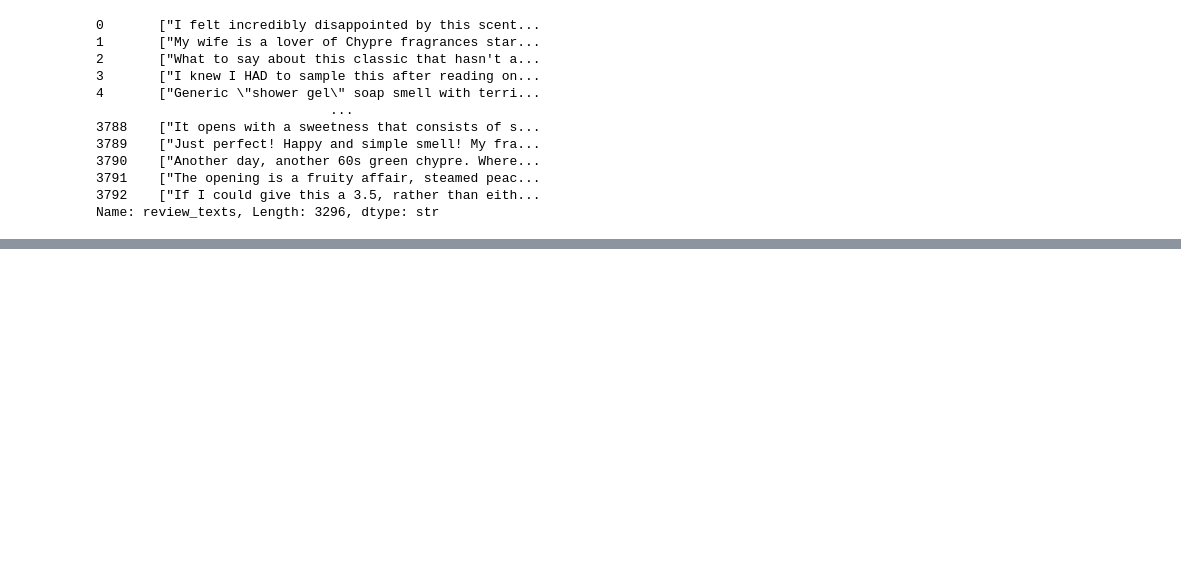
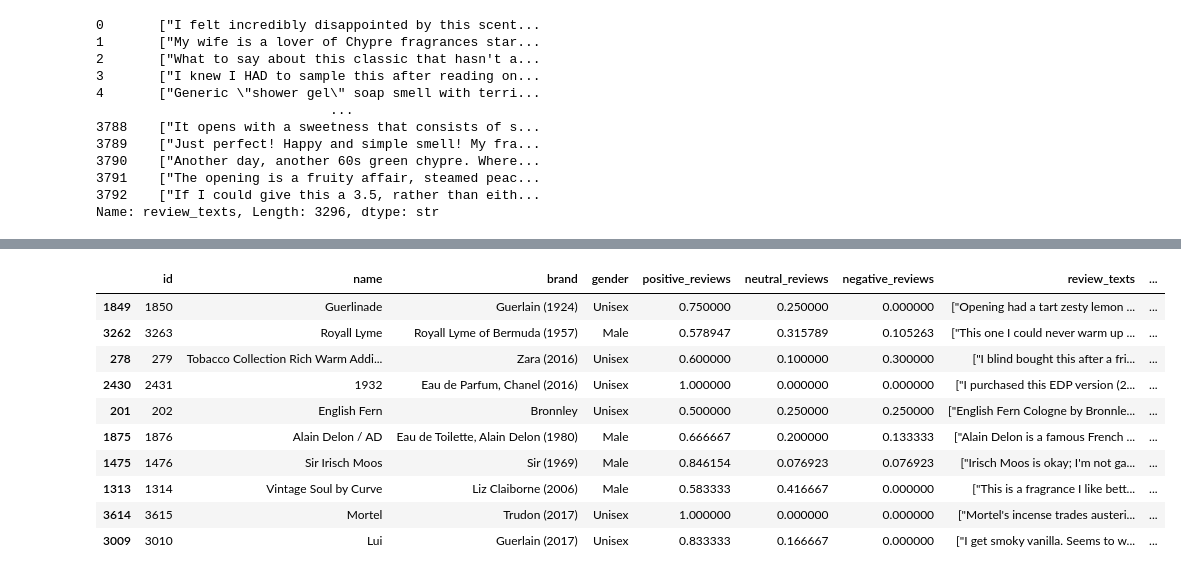
Before and after one commit to gauravkumarML/cologne-recommender, a Jupyter notebook: src/EDA_cologne.ipynb, the cells around one changed output, grey strips where cells are left out. Cells and saved outputs as stored; diff of their text form; code cells hidden in the pictures; blank space fills up the shorter version.

```diff
--- a/src/EDA_cologne.ipynb
+++ b/src/EDA_cologne.ipynb
@@ -173,0 +223,14 @@ Name: review_texts, dtype: str
+# %%
+df[df['total_reviews_count']<20].sample(10)
+# %% [output]
+|  | id | name | brand | gender | positive_reviews | neutral_reviews | negative_reviews | review_texts | ... |
+| 1849 | 1850 | Guerlinade | Guerlain (1924) | Unisex | 0.750000 | 0.250000 | 0.000000 | ["Opening had a tart zesty lemon ... | ... |
+| 3262 | 3263 | Royall Lyme | Royall Lyme of Bermuda (1957) | Male | 0.578947 | 0.315789 | 0.105263 | ["This one I could never warm up ... | ... |
+| 278 | 279 | Tobacco Collection Rich Warm Addi... | Zara (2016) | Unisex | 0.600000 | 0.100000 | 0.300000 | ["I blind bought this after a fri... | ... |
+| 2430 | 2431 | 1932 | Eau de Parfum, Chanel (2016) | Unisex | 1.000000 | 0.000000 | 0.000000 | ["I purchased this EDP version (2... | ... |
+| 201 | 202 | English Fern | Bronnley | Unisex | 0.500000 | 0.250000 | 0.250000 | ["English Fern Cologne by Bronnle... | ... |
+| 1875 | 1876 | Alain Delon / AD | Eau de Toilette, Alain Delon (1980) | Male | 0.666667 | 0.200000 | 0.133333 | ["Alain Delon is a famous French ... | ... |
+| 1475 | 1476 | Sir Irisch Moos | Sir (1969) | Male | 0.846154 | 0.076923 | 0.076923 | ["Irisch Moos is okay; I'm not ga... | ... |
+| 1313 | 1314 | Vintage Soul by Curve | Liz Claiborne (2006) | Male | 0.583333 | 0.416667 | 0.000000 | ["This is a fragrance I like bett... | ... |
+| 3614 | 3615 | Mortel | Trudon (2017) | Unisex | 1.000000 | 0.000000 | 0.000000 | ["Mortel's incense trades austeri... | ... |
+| 3009 | 3010 | Lui | Guerlain (2017) | Unisex | 0.833333 | 0.166667 | 0.000000 | ["I get smoky vanilla. Seems to w... | ... |
```
Also changed, not shown: parts of 12 cells of this notebook, 1 other file.
